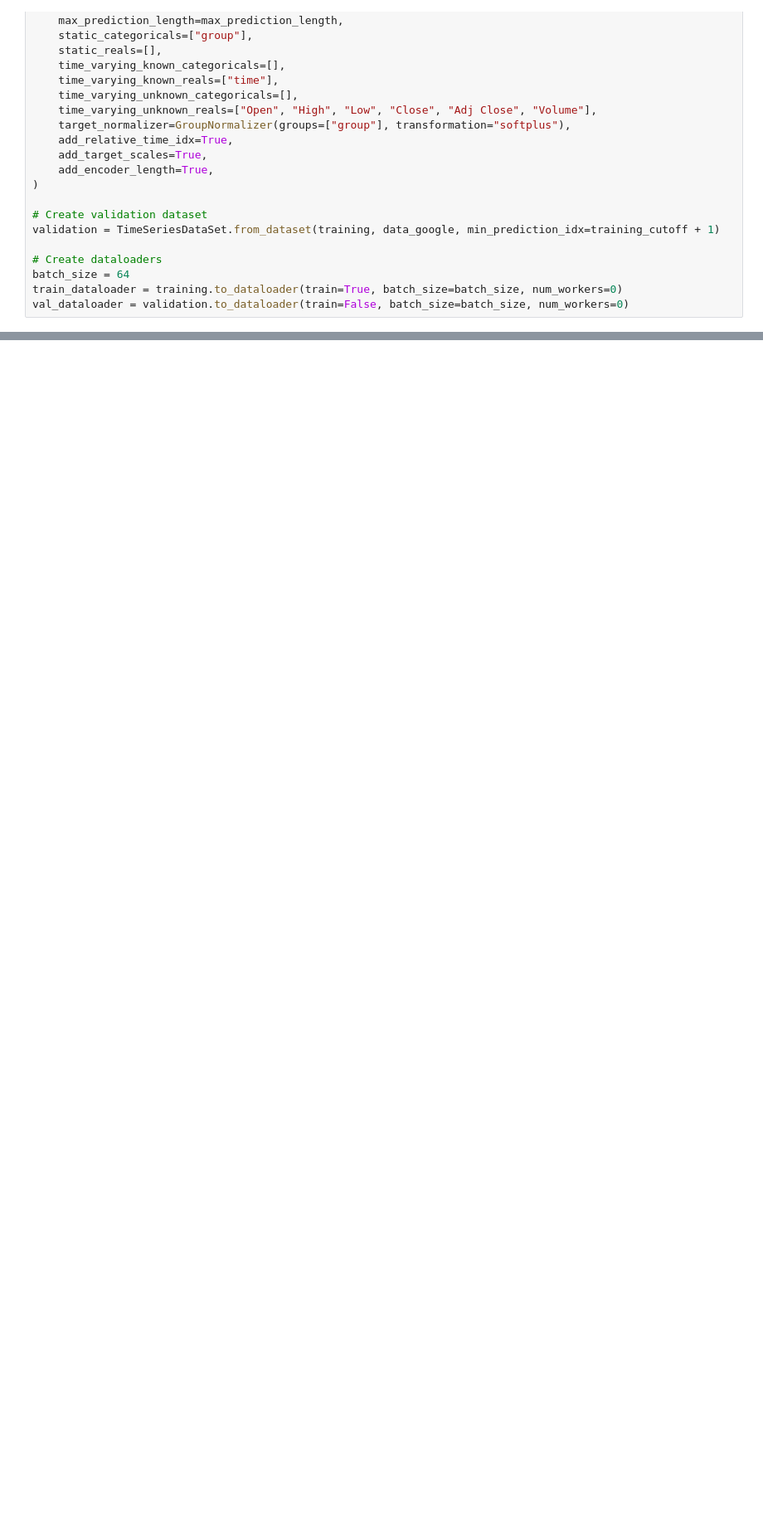
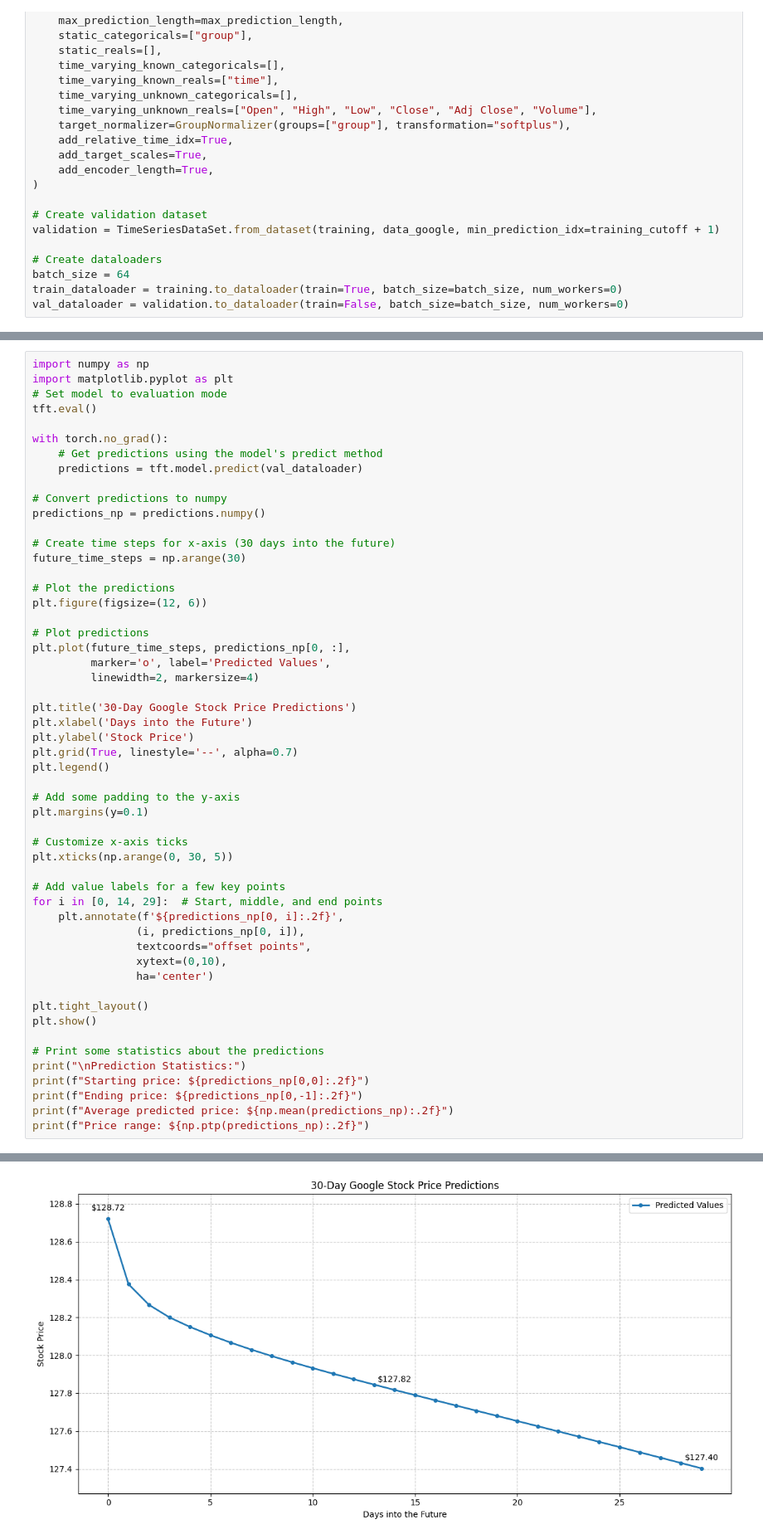
Before and after one commit to deepak-dobbala/Stock_Market_Forecasting_using_DeepLearning, a Jupyter notebook: Training/Train_TFT.ipynb, the cells around one changed output, grey strips where cells are left out. Shown at 83% size. Saved outputs shown, nothing was run; the diff lists cells and outputs as text; blank space fills up the shorter version.

Commit message:
google data succesfully predicted

```diff
--- a/Training/Train_TFT.ipynb
+++ b/Training/Train_TFT.ipynb
@@ -225,3 +253,57 @@ HPU available: False, using: 0 HPUs
 0         Modules in eval mode
 c:\Users\deepa\AppData\Local\Programs\Python\Python312\Lib\site-packages\pytorch_lightning\trainer\connectors\data_connector.py:425: The 'val_dataloader' does not have many workers which may be a bott ...
 c:\Users\deepa\AppData\Local\Programs\Python\Python312\Lib\site-packages\pytorch_lightning\trainer\connectors\data_connector.py:425: The 'train_dataloader' does not have many workers which may be a bo ...
+# %%
+import numpy as np
+import matplotlib.pyplot as plt
+# Set model to evaluation mode
+tft.eval()
+
+with torch.no_grad():
+    # Get predictions using the model's predict method
+    predictions = tft.model.predict(val_dataloader)
+
+# Convert predictions to numpy
+predictions_np = predictions.numpy()
+
+# Create time steps for x-axis (30 days into the future)
+future_time_steps = np.arange(30)
+
+# Plot the predictions
+plt.figure(figsize=(12, 6))
+
+# Plot predictions
+plt.plot(future_time_steps, predictions_np[0, :],
+         marker='o', label='Predicted Values',
+         linewidth=2, markersize=4)
+
+plt.title('30-Day Google Stock Price Predictions')
+plt.xlabel('Days into the Future')
+plt.ylabel('Stock Price')
+plt.grid(True, linestyle='--', alpha=0.7)
+plt.legend()
+
+# Add some padding to the y-axis
+plt.margins(y=0.1)
+
+# Customize x-axis ticks
+plt.xticks(np.arange(0, 30, 5))
+
+# Add value labels for a few key points
+for i in [0, 14, 29]:  # Start, middle, and end points
+    plt.annotate(f'${predictions_np[0, i]:.2f}',
+                (i, predictions_np[0, i]),
+                textcoords="offset points",
+                xytext=(0,10),
+                ha='center')
+
+plt.tight_layout()
+plt.show()
+
+# Print some statistics about the predictions
+print("\nPrediction Statistics:")
+print(f"Starting price: ${predictions_np[0,0]:.2f}")
+print(f"Ending price: ${predictions_np[0,-1]:.2f}")
+print(f"Average predicted price: ${np.mean(predictions_np):.2f}")
+print(f"Price range: ${np.ptp(predictions_np):.2f}")
+# %% [output]
@@ -227,0 +311 @@ c:\Users\deepa\AppData\Local\Programs\Python\Python312\Lib\site-packages\pytorch
+[figure, added]
```
Also changed, not shown: parts of 2 cells of this notebook, 20 other files.
